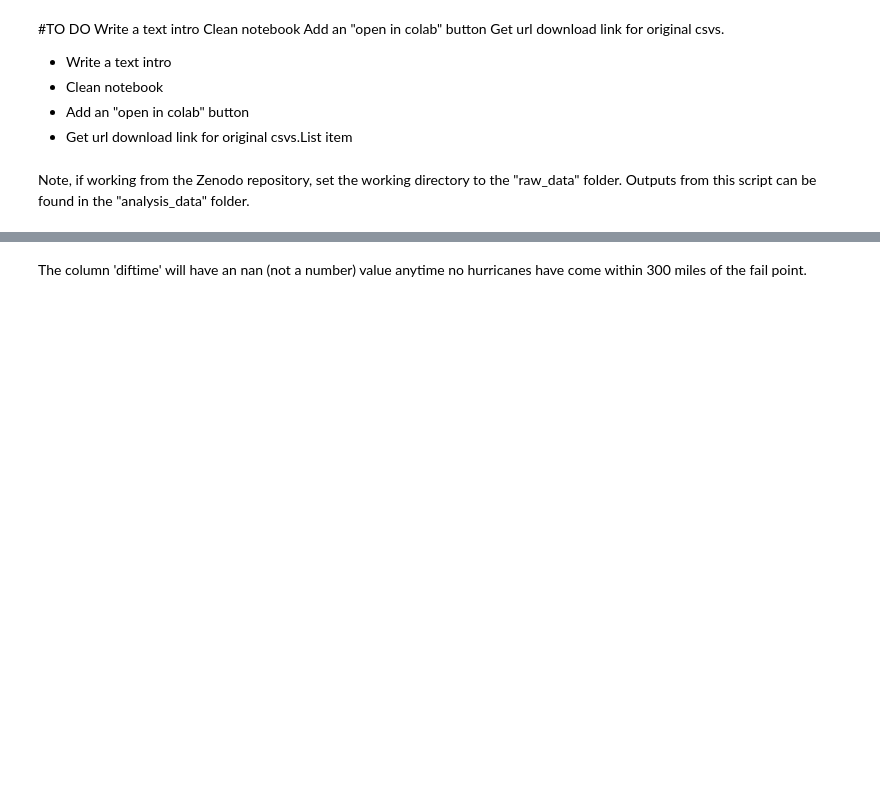
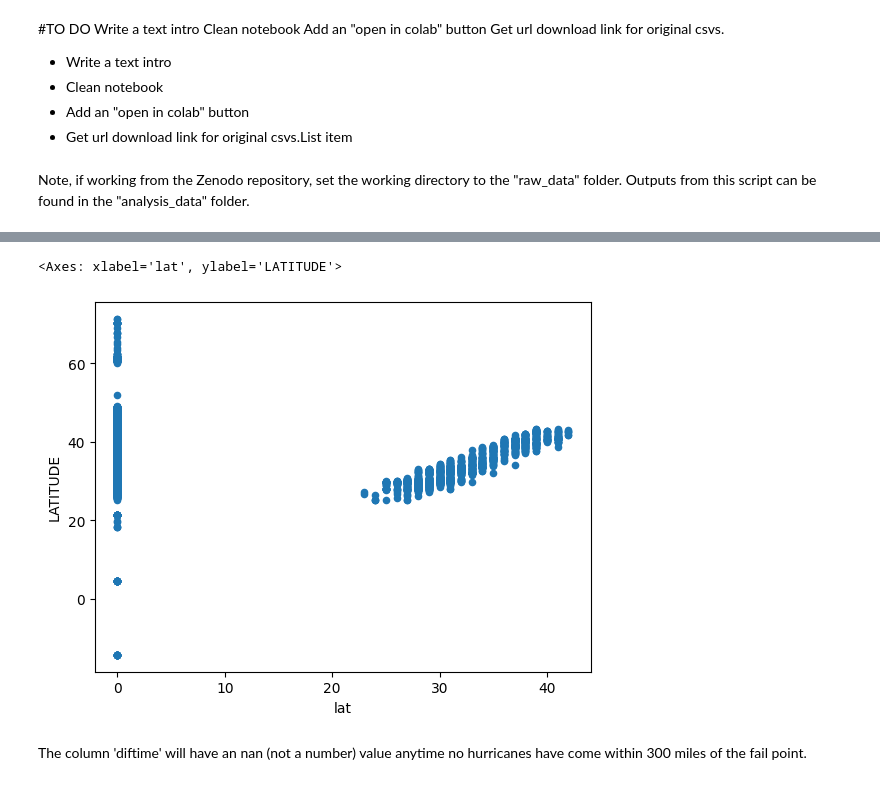
Before and after one commit to LizCarter492/TCPipeline, a Jupyter notebook: code/1_formatData.ipynb, the cells around one changed output, grey strips where cells are left out. Drawn from its saved outputs; the diff is of its cells as text; code cells hidden in the pictures; blank space fills up the shorter version.

```diff
--- a/code/1_formatData.ipynb
+++ b/code/1_formatData.ipynb
@@ -45,3 +118,8 @@ a.DATE = pd.to_datetime(a.DATE)
+# %%
+a.plot(x="lat", y="LATITUDE", kind="scatter")
+# %% [output]
+<Axes: xlabel='lat', ylabel='LATITUDE'>
+[figure, added]
 # %%
 a['yr'] = a['DATE'].dt.year
 # %% [markdown]
```
Also changed, not shown: parts of 30 cells of this notebook, 12 other files.
